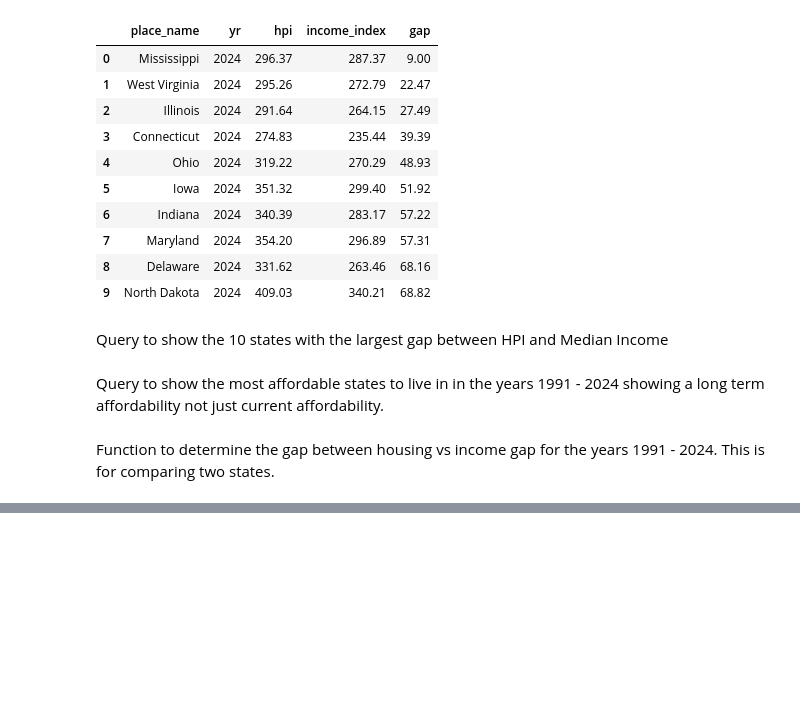
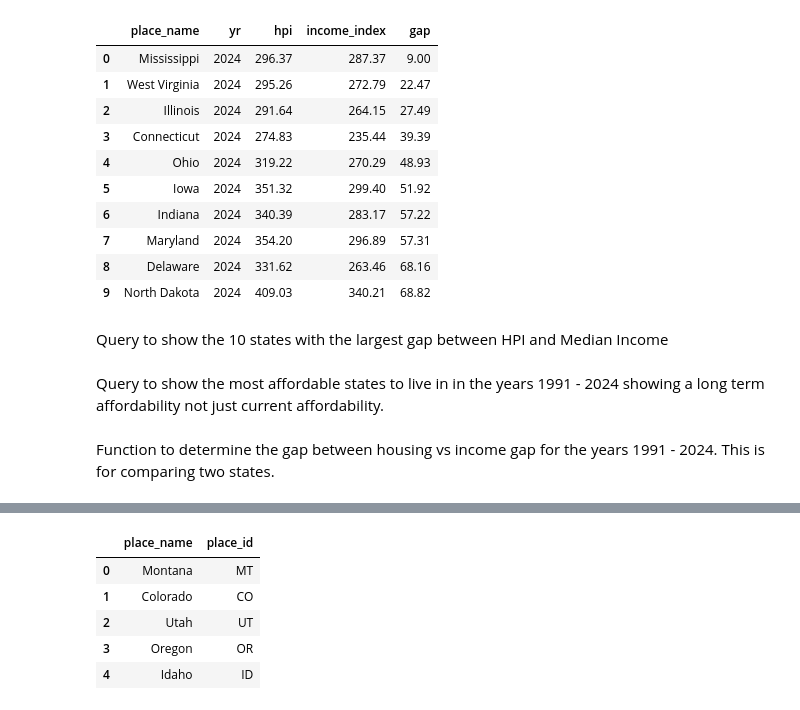
Before and after one commit to rhyman7/Home_Price_v_Median_Income_1991-2024, a Jupyter notebook: sql_and_visuals.ipynb, the cells around one changed output, grey strips where cells are left out. Cells and saved outputs as stored; diff of their text form; code cells hidden in the pictures; blank space fills up the shorter version.

```diff
--- a/sql_and_visuals.ipynb
+++ b/sql_and_visuals.ipynb
@@ -253,0 +264,42 @@ plot_state_hpi_vs_income('Colorado')
+# %%
+usa_med_inc_hpi_gap_df = query("""
+SELECT
+    h.place_name,
+    h.yr,
+    h.index_nsa AS hpi,
+    m.change AS income_index,
+    (h.index_nsa - m.change) AS gap
+FROM hpi h
+JOIN medinc m
+    ON h.place_name = m.place_name
+    AND h.yr = m.yr
+WHERE h.yr = 2024
+ORDER BY gap DESC
+""")
+# %%
+state_map = {
+    'Alabama': 'AL','Alaska': 'AK','Arizona': 'AZ','Arkansas': 'AR',
+    'California': 'CA','Colorado': 'CO','Connecticut': 'CT','Delaware': 'DE',
+    'Florida': 'FL','Georgia': 'GA','Hawaii': 'HI','Idaho': 'ID',
+    'Illinois': 'IL','Indiana': 'IN','Iowa': 'IA','Kansas': 'KS',
+    'Kentucky': 'KY','Louisiana': 'LA','Maine': 'ME','Maryland': 'MD',
+    'Massachusetts': 'MA','Michigan': 'MI','Minnesota': 'MN','Mississippi': 'MS',
+    'Missouri': 'MO','Montana': 'MT','Nebraska': 'NE','Nevada': 'NV',
+    'New Hampshire': 'NH','New Jersey': 'NJ','New Mexico': 'NM','New York': 'NY',
+    'North Carolina': 'NC','North Dakota': 'ND','Ohio': 'OH','Oklahoma': 'OK',
+    'Oregon': 'OR','Pennsylvania': 'PA','Rhode Island': 'RI','South Carolina': 'SC',
+    'South Dakota': 'SD','Tennessee': 'TN','Texas': 'TX','Utah': 'UT',
+    'Vermont': 'VT','Virginia': 'VA','Washington': 'WA','West Virginia': 'WV',
+    'Wisconsin': 'WI','Wyoming': 'WY'
+}
+# %%
+usa_med_inc_hpi_gap_df['place_id'] = usa_med_inc_hpi_gap_df['place_name'].map(state_map)
+# %%
+usa_med_inc_hpi_gap_df[['place_name','place_id']].head()
+# %% [output]
+|  | place_name | place_id |
+| 0 | Montana | MT |
+| 1 | Colorado | CO |
+| 2 | Utah | UT |
+| 3 | Oregon | OR |
+| 4 | Idaho | ID |
```
Also changed, not shown: parts of 7 cells of this notebook, 1 other file.
